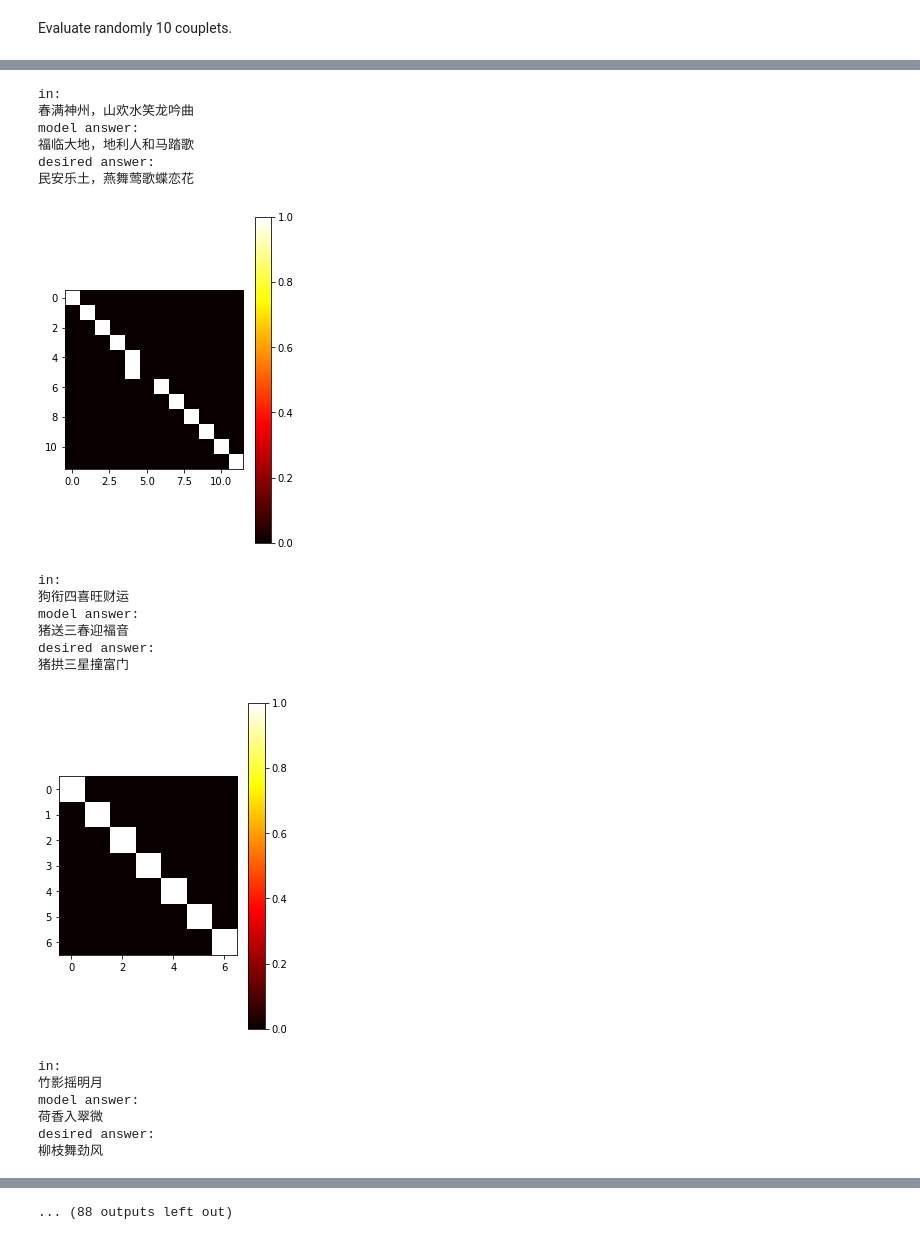
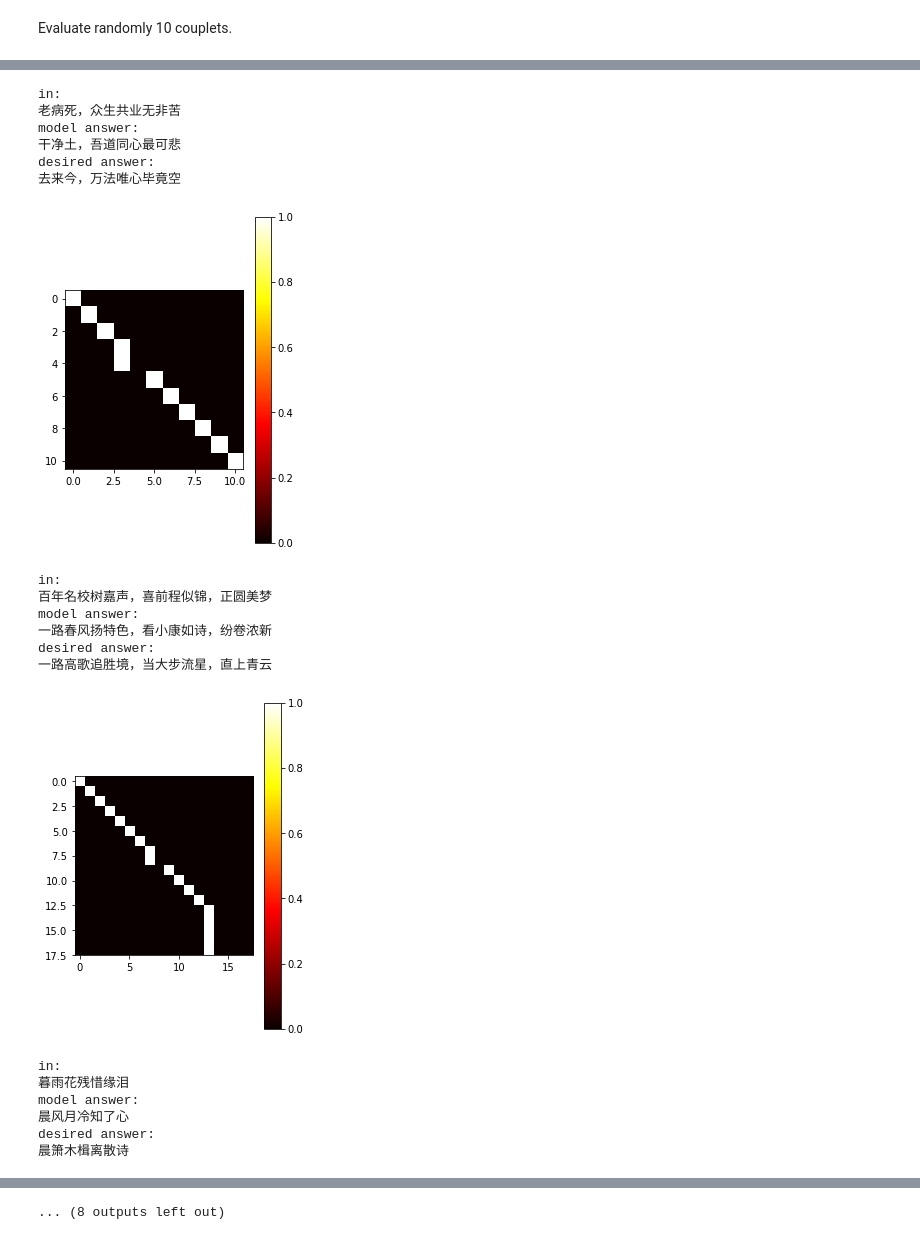
Before and after one commit to zxyzz/Chinese-Couplets-Dueling, a Jupyter notebook: evaluation_last.ipynb, the cells around one changed output, grey strips where cells are left out. Drawn from its saved outputs; the diff is of its cells as text; code cells hidden in the pictures.

```diff
--- a/evaluation_last.ipynb
+++ b/evaluation_last.ipynb
@@ -565,6 +563,6 @@ BLEU : 0.13732333521721898
 # %% [markdown]
 Evaluate randomly 10 couplets.
 # %%
-evaluateRandomly(char2tone_dict,encoder, attn_decoder,forced_tone=True,forced_word=True,beam_width=1,n=50)
+evaluateRandomly(char2tone_dict,encoder, attn_decoder,forced_tone=True,forced_word=True,beam_width=1,n=10)
 # %% [output]
 in:
@@ -584,20 +582,20 @@ desired answer:
 in:
-春满神州，山欢水笑龙吟曲
+老病死，众生共业无非苦
 model answer:
-福临大地，地利人和马踏歌
+干净土，吾道同心最可悲
 desired answer:
-民安乐土，燕舞莺歌蝶恋花
+去来今，万法唯心毕竟空
-[figure, old version]
+[figure, new version]
 in:
-狗衔四喜旺财运
+百年名校树嘉声，喜前程似锦，正圆美梦
 model answer:
-猪送三春迎福音
+一路春风扬特色，看小康如诗，纷卷浓新
 desired answer:
-猪拱三星撞富门
+一路高歌追胜境，当大步流星，直上青云
-[figure, old version]
+[figure, new version]
 in:
-竹影摇明月
+暮雨花残惜缘泪
 model answer:
-荷香入翠微
+晨风月冷知了心
 desired answer:
-柳枝舞劲风
+晨箫木楫离散诗
@@ -612 +610 @@ desired answer:
-... (88 outputs left out)
+... (8 outputs left out)
```
Also changed, not shown: parts of 2 cells of this notebook, 5 other files.
